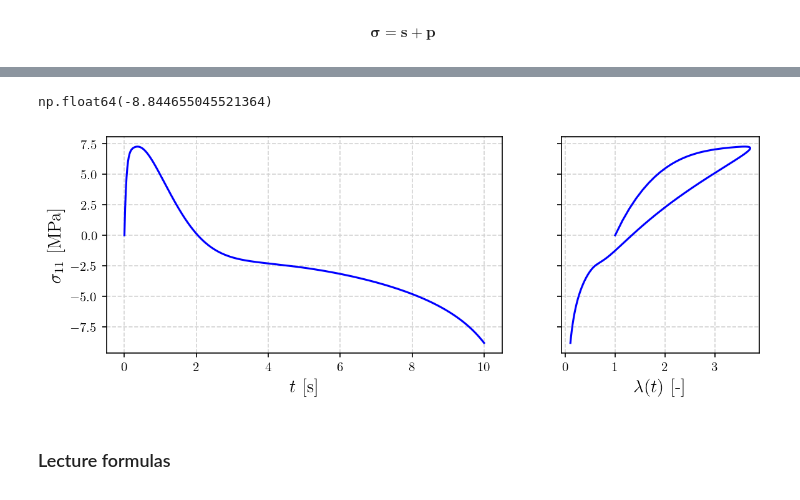
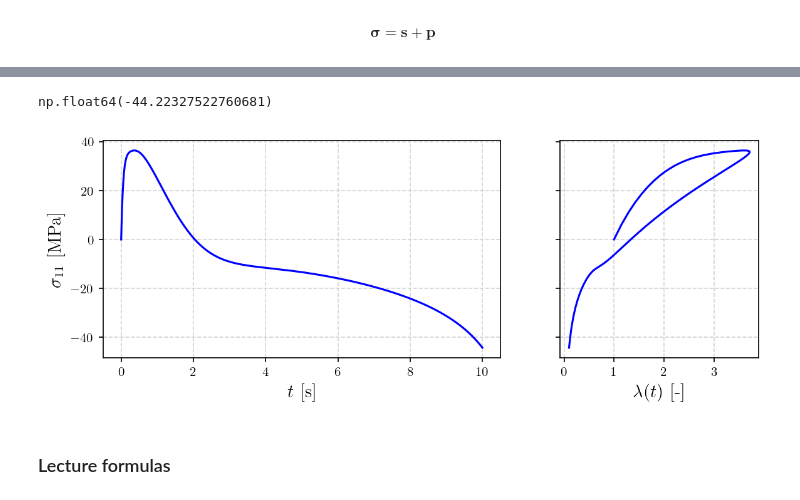
Before and after one commit to zsoca000/Finite-elastic-deformations-HW1, a Jupyter notebook: solution2.ipynb, the cells around one changed output, grey strips where cells are left out. Drawn from its saved outputs; the diff is of its cells as text; code cells hidden in the pictures.

```diff
--- a/solution2.ipynb
+++ b/solution2.ipynb
@@ -200,7 +208,7 @@ $$
 \sigma = P\cdot\lambda = \frac{2\mu_k}{\alpha_k}(\lambda^{\alpha_k} - \lambda^{-\frac{\alpha_k}{2}}).
 $$
 # %%
-mu1 = 3e6
+mu1 = E_0 / 3
 a1 = 0.5
 
 def sig(𝜆, mu1, a1):
@@ -208,7 +216,10 @@ def sig(𝜆, mu1, a1):
 
 𝜆_range = np.linspace(1,20,1000)
 
-plt.figure(figsize=(6,4), dpi=75)
-plt.plot(𝜆_range, sig(𝜆_range, mu1, a1))
+plt.figure(figsize=(5,3), dpi=150)
+plt.plot(t,sig(λ(t),mu1,a1),color='blue')
+plt.xlabel(r'$t$',fontsize=12)
+plt.ylabel(r'$\sigma_0(t)$',fontsize=12)
+plt.grid(ls='--',color='lightgray')
 plt.show()
 # %% [output]
@@ -327,19 +338,19 @@ plot_diag_tensor(s+p, r'\sigma')
 # %%
-(s+p)[0][-1]/1e6
+(s+p)[0][-1]
 # %% [output]
-np.float64(-8.844655045521364)
+np.float64(-44.22327522760681)
 # %%
 fig, ax = plt.subplots(1,2,figsize=(9,3),dpi=150,sharey=True,gridspec_kw={'width_ratios': [2, 1]},)
-ax[0].plot(t, (s+p)[0]/1e6, color='blue')
+ax[0].plot(t, (s+p)[0], color='blue')
 ax[0].set_xlabel(r'$t$ [s]',fontsize=14)
 ax[0].set_ylabel(r'$\sigma_{11}$ [MPa]',fontsize=14)
-ax[1].plot(λ(t),(s+p)[0]/1e6,color='blue')
+ax[1].plot(λ(t),(s+p)[0],color='blue')
 ax[1].set_xlabel(r'$\lambda(t)$ [-]',fontsize=14)
 ax[0].grid(ls='--', color='lightgray')
 ax[1].grid(ls='--', color='lightgray')
 plt.show()
 # %% [output]
-[figure, old version]
+[figure, new version]
 # %% [markdown]
 ### Lecture formulas
 # %% [markdown]
```
Also changed, not shown: parts of 8 cells of this notebook, 8 other files.
